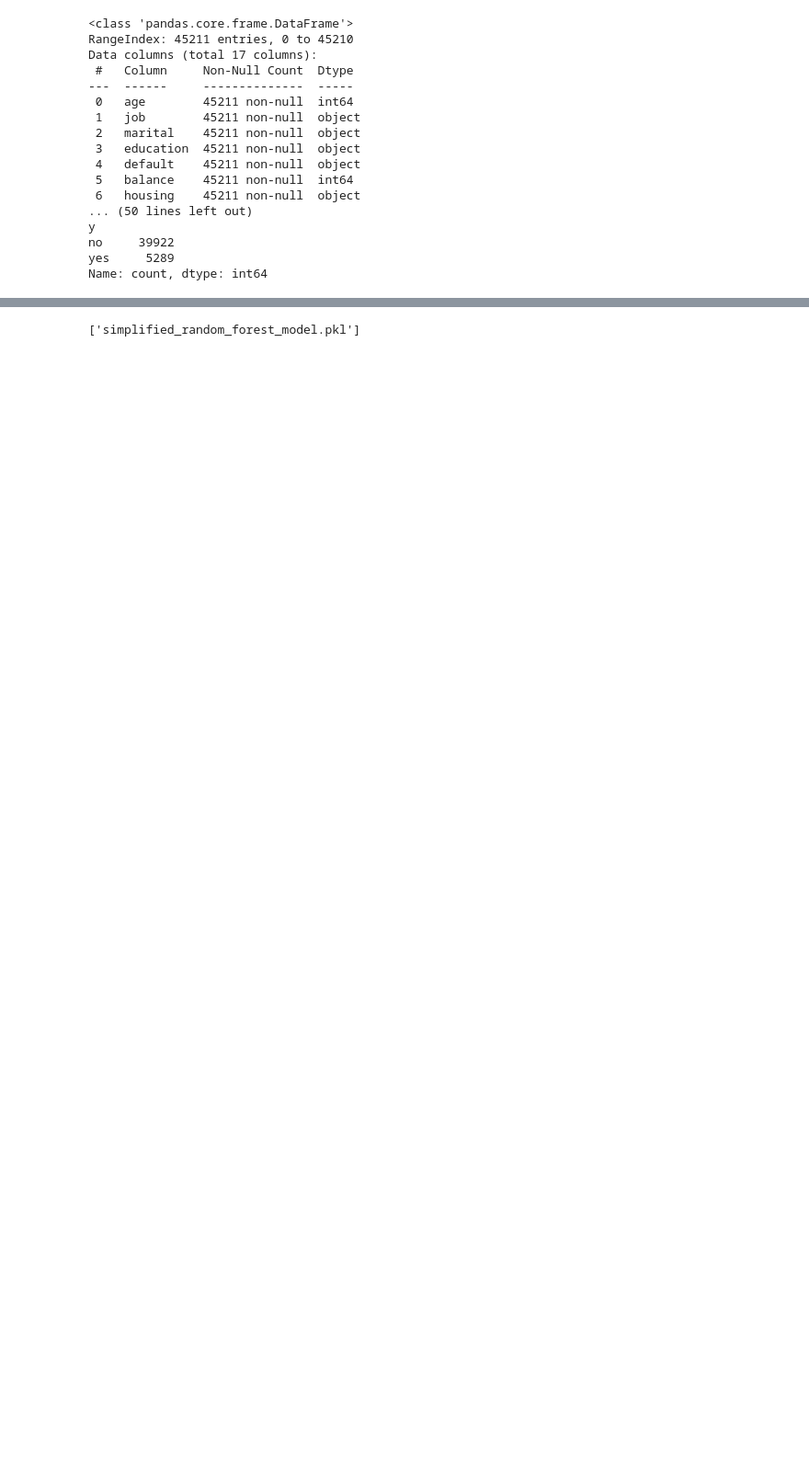
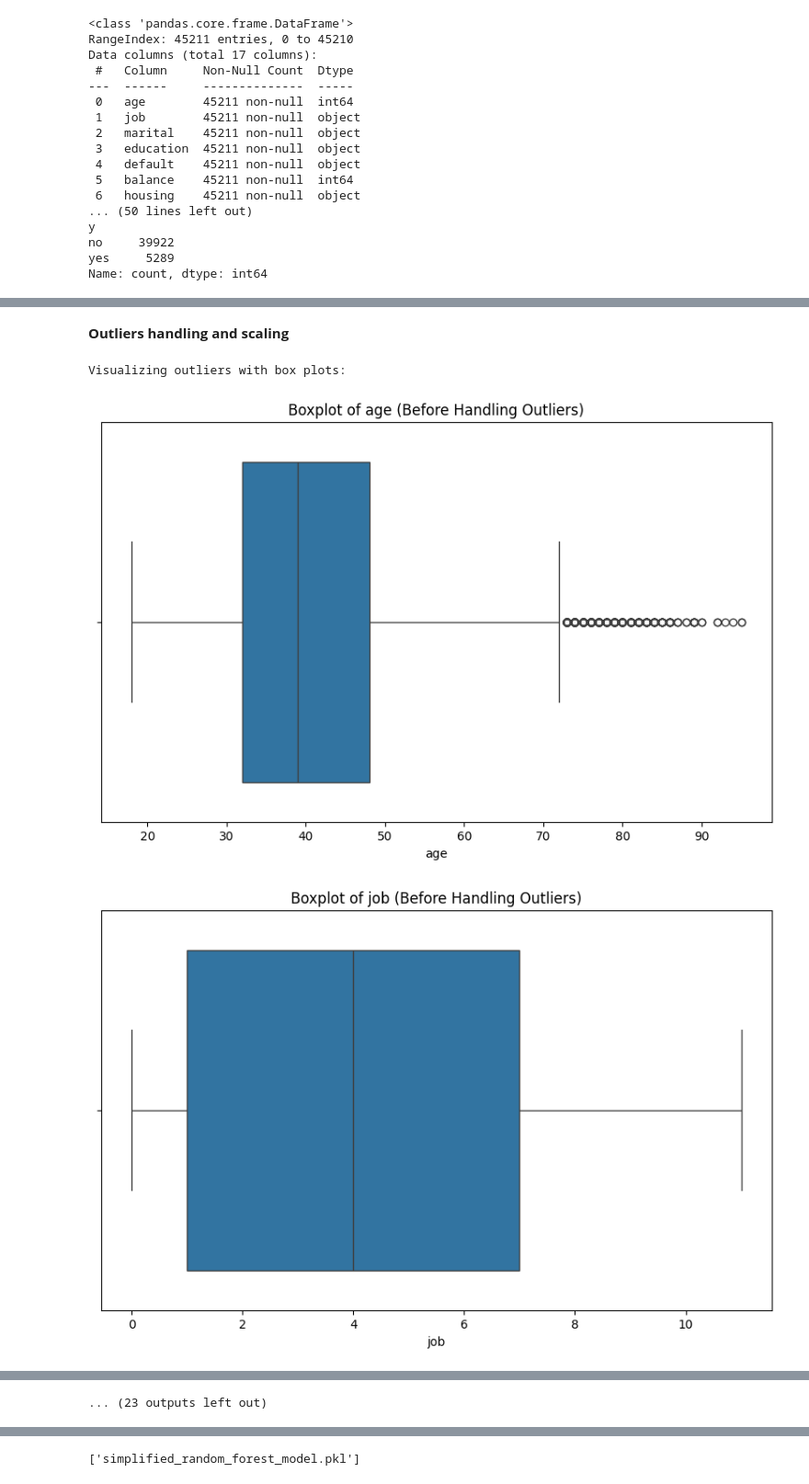
Before and after one commit to Imirushik/Bank-Marketing-ML, a Jupyter notebook: Code/Untitled11.ipynb, the cells around one changed output, grey strips where cells are left out. Shown: that part at 92% size. Saved outputs shown, nothing was run; the diff lists cells and outputs as text; code cells hidden in the pictures; blank space fills up the shorter version.

```diff
--- a/Code/Untitled11.ipynb
+++ b/Code/Untitled11.ipynb
@@ -82,0 +166,64 @@ X_test = selector.transform(X_test)
+# %% [markdown]
+**Outliers handling and scaling**
+# %%
+import numpy as np
+import pandas as pd
+import matplotlib.pyplot as plt
+import seaborn as sns
+from sklearn.preprocessing import StandardScaler
+
+# 1. Visualize Outliers using Box Plots
+print("Visualizing outliers with box plots:")
+numerical_columns = X_train.columns
+
+for column in numerical_columns:
+    plt.figure(figsize=(10, 6))
+    sns.boxplot(x=X_train[column])
+    plt.title(f"Boxplot of {column} (Before Handling Outliers)")
+    plt.show()
+
+# 2. Identify Outliers using the IQR method
+def detect_outliers_iqr(data, column):
+    Q1 = np.percentile(data[column], 25)
+    Q3 = np.percentile(data[column], 75)
+    IQR = Q3 - Q1
+    lower_bound = Q1 - 1.5 * IQR
+    upper_bound = Q3 + 1.5 * IQR
+    return data[(data[column] < lower_bound) | (data[column] > upper_bound)]
+
+print("\nIdentifying outliers:")
+for column in numerical_columns:
+    outliers = detect_outliers_iqr(X_train, column)
+    print(f"- {column}: {len(outliers)} outliers detected")
+
+# 3. Handling Outliers (Capping/Flooring)
+print("\nHandling outliers (capping and flooring):")
+for column in numerical_columns:
+    Q1 = np.percentile(X_train[column], 25)
+    Q3 = np.percentile(X_train[column], 75)
+    IQR = Q3 - Q1
+    lower_bound = Q1 - 1.5 * IQR
+    upper_bound = Q3 + 1.5 * IQR
+
+    X_train[column] = np.where(X_train[column] < lower_bound, lower_bound, X_train[column])
+    X_train[column] = np.where(X_train[column] > upper_bound, upper_bound, X_train[column])
+    print(f"- {column}: Outliers handled by capping and flooring.")
+
+# 4. Re-visualize Outliers After Handling
+print("\nVisualizing outliers after handling:")
+for column in numerical_columns:
+    plt.figure(figsize=(10, 6))
+    sns.boxplot(x=X_train[column])
+    plt.title(f"Boxplot of {column} (After Handling Outliers)")
+    plt.show()
+
+# 5. Apply Standard Scaling
+scaler = StandardScaler()
+X_train_scaled = scaler.fit_transform(X_train)
+X_test_scaled = scaler.transform(X_test)
+
+print("\nOutliers handled and dataset scaled.")
+# %% [output]
+Visualizing outliers with box plots:
+[figure, added]
+[figure, added]
@@ -82,0 +239 @@ X_test = selector.transform(X_test)
+... (23 outputs left out)
```
Also changed, not shown: parts of 38 cells of this notebook.
